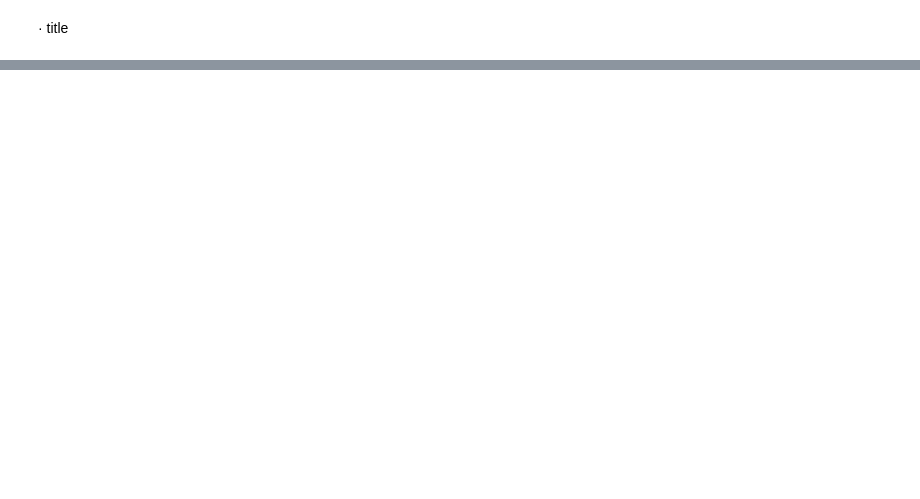
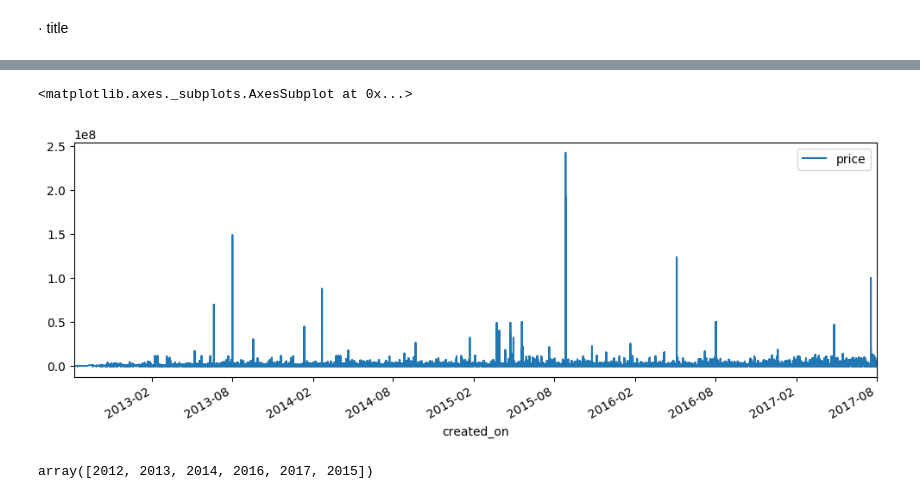
Before and after one commit to BraianVicente/properati_argentina, a Jupyter notebook: src/initial_analitic.ipynb, the cells around one changed output, grey strips where cells are left out. Saved outputs shown, nothing was run; the diff lists cells and outputs as text; code cells hidden in the pictures; blank space fills up the shorter version.

```diff
--- a/src/initial_analitic.ipynb
+++ b/src/initial_analitic.ipynb
@@ -168,0 +229,7 @@ sell.plot(kind='scatter',x='price',y='price_per_m2')aa
+# %%
+sell_properati['price'] = sell_properati.price.apply(lambda x : int(x) if pd.notnull(x) else -1  )
+# %%
+sell_properati[sell_properati['price'] > 0 ].plot(x='created_on',y='price')
+# %% [output]
+<matplotlib.axes._subplots.AxesSubplot at 0x...>
+[figure, added]
@@ -168,0 +238,4 @@ sell.plot(kind='scatter',x='price',y='price_per_m2')aa
+# %%
+sell_properati.year.unique()
+# %% [output]
+array([2012, 2013, 2014, 2016, 2017, 2015])
```
Also changed, not shown: parts of 88 cells of this notebook.
